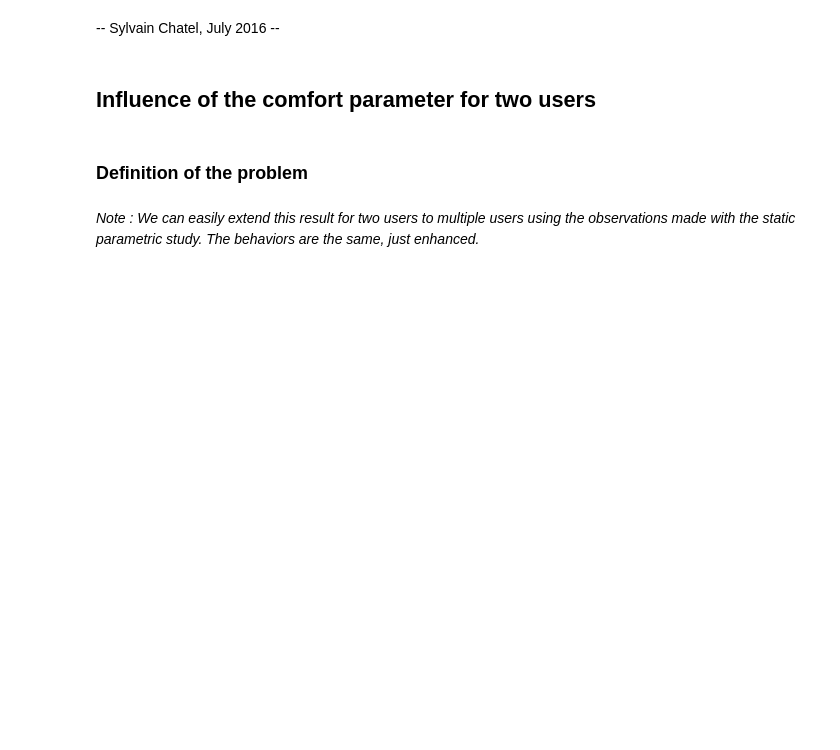
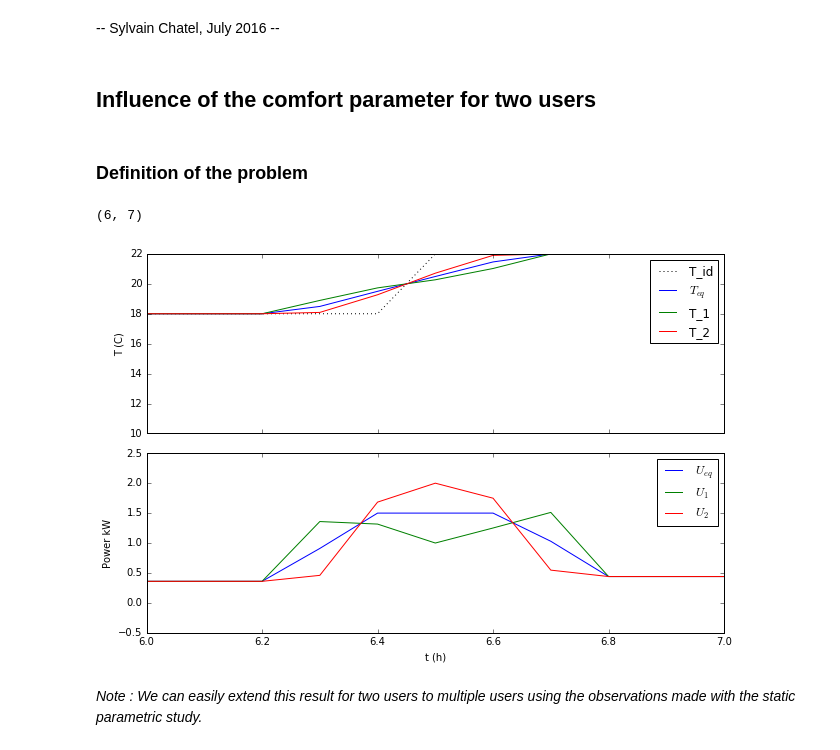
Before and after one commit to pierre-haessig/DMPC-security, a Jupyter notebook: Dynamic_cheating_DMPC.ipynb, the cells around one changed output. Drawn from its saved outputs; the diff is of its cells as text; code cells hidden in the pictures; blank space fills up the shorter version.

```diff
--- a/Dynamic_cheating_DMPC.ipynb
+++ b/Dynamic_cheating_DMPC.ipynb
@@ -52,7 +52,7 @@ T_init = np.array([10, 10], dtype=float)
         ## Thermal Resistance
 Rth = np.array([50, 50], dtype=float)
         ## Thermal Capacity
-Cth = np.array([0.056, 0.056], dtype=float)
+Cth = 2*np.array([0.056, 0.056], dtype=float)
         ## Reference temperature through the whole horizon
 T_mod = np.hstack(
     (DO.temp_id(N_sim + N, dt, Tabs, Tpres), DO.temp_id(N_sim + N, dt, Tabs, Tpres)))  ## ATTENTION : defined user after user
@@ -61,7 +61,7 @@ T_id_pred = np.hstack(
     (DO.temp_id(N_sim, dt, Tabs, Tpres), DO.temp_id(N_sim, dt, Tabs, Tpres)))  ## ATTENTION : defined user after user
 # comfort factor
 alpha = np.array([10, 10], dtype=float)
-alpha_2 = np.array([0, 10], dtype=float)
+alpha_2 = np.array([10, 100], dtype=float)
 
 ## Verifications
 assert len(u_m) == m, "illegal number of users. Expecting %s. and received %s." % (m, len(u_m))
@@ -79,4 +79,9 @@ pb_2 = dict(m=m, dt=dt, Umax=Umax, u_m=u_m, Text=Text, Text_sim=Text_sim, T_mod=
 # %%
 T_1, U_1 = DO.get_Opt_CL(pb_1)
 T_2, U_2= DO.get_Opt_CL(pb_2)
-DO.plot_T(pb_1, 0, T_1, U_1, r'$\alpha$', T_2, U_2, r'$\alpha_2$')
+
+T_id_pred =  T_id_pred.reshape((N_sim, 2))
+T_1 = T_1.reshape((N_sim, 2))
+T_2 = T_2.reshape((N_sim, 2))
+U_1 = U_1.reshape((N_sim, 2))
+U_2 = U_2.reshape((N_sim, 2))
@@ -85,4 +87,0 @@ pb_2['alpha'] = np.array([0, 1], dtype=float)
-# %%
-T_2, U_2= DO.get_Opt_CL(pb_2)
-
-DO.plot_T_tot(pb_1, T_1, U_1, r'$\alpha$', T_2, U_2, r'$\alpha_2$')
@@ -89,2 +131,8 @@ DO.plot_T_tot(pb_1, T_1, U_1, r'$\alpha$', T_2, U_2, r'$\alpha_2$')
+# %%
+plot_T_tot(pb_1, T_1, U_1, T_2, U_2)
+plt.xlim(6,7)
+# %% [output]
+(6, 7)
+[figure, added]
 # %% [markdown]
-*Note : We can easily extend this result for two users to multiple users using the observations made with the static parametric study. The behaviors are the same, just enhanced.*
+*Note : We can easily extend this result for two users to multiple users using the observations made with the static parametric study.*
```
Also changed, not shown: parts of 2 cells of this notebook, 1 other file.
